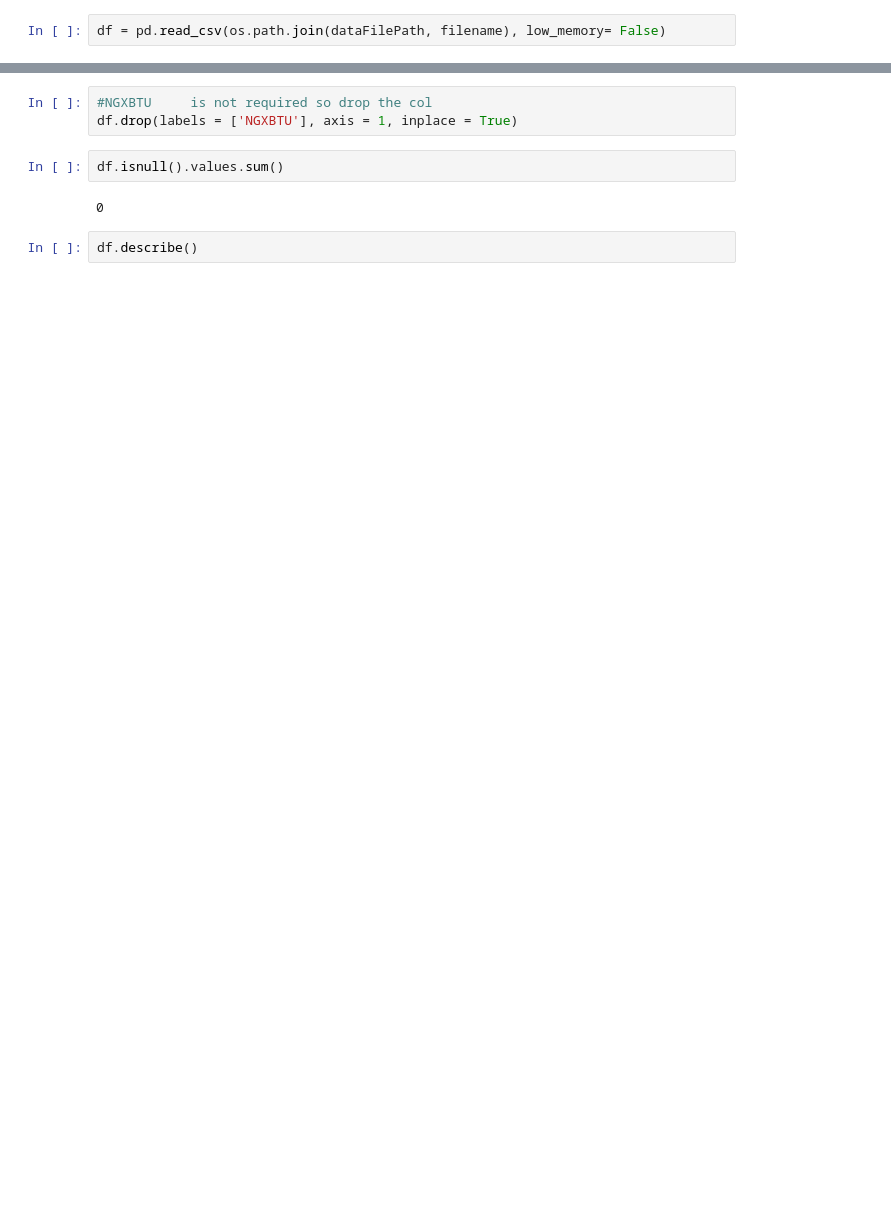
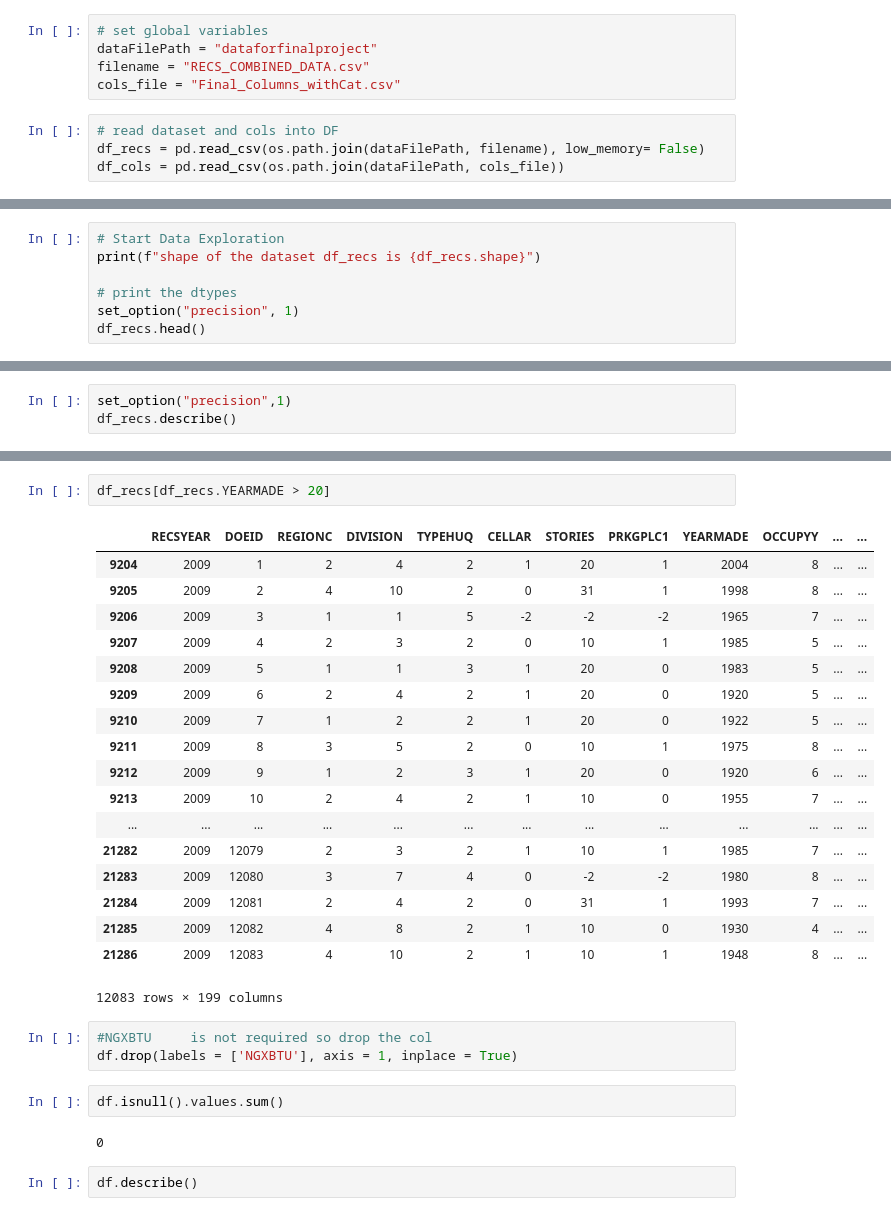
Before and after one commit to sigmanudude/ResidentialEnergyPrediction, a Jupyter notebook: Explore2015Data.ipynb, the cells around one changed output, grey strips where cells are left out. Drawn from its saved outputs; the diff is of its cells as text; blank space fills up the shorter version.

Commit message:
Changes to YEARMADE COLS in combined data

```diff
--- a/Explore2015Data.ipynb
+++ b/Explore2015Data.ipynb
@@ -11,2 +18,9 @@ filename = "recs2015_public_v4.csv"
+# %%
+# set global variables
+dataFilePath = "dataforfinalproject"
+filename = "RECS_COMBINED_DATA.csv"
+cols_file = "Final_Columns_withCat.csv"
 # %%
-df = pd.read_csv(os.path.join(dataFilePath, filename), low_memory= False)
+# read dataset and cols into DF
+df_recs = pd.read_csv(os.path.join(dataFilePath, filename), low_memory= False)
+df_cols = pd.read_csv(os.path.join(dataFilePath, cols_file))
@@ -26,0 +27,7 @@ dtype: bool
+# %%
+# Start Data Exploration
+print(f"shape of the dataset df_recs is {df_recs.shape}")
+
+# print the dtypes
+set_option("precision", 1)
+df_recs.head()
@@ -26,0 +43,3 @@ dtype: bool
+# %%
+set_option("precision",1)
+df_recs.describe()
@@ -27,3 +57,24 @@ dtype: bool
+# %%
+df_recs[df_recs.YEARMADE > 20]
+# %% [output]
+|  | RECSYEAR | DOEID | REGIONC | DIVISION | TYPEHUQ | CELLAR | STORIES | PRKGPLC1 | YEARMADE | OCCUPYY | ... | ... |
+| 9204 | 2009 | 1 | 2 | 4 | 2 | 1 | 20 | 1 | 2004 | 8 | ... | ... |
+| 9205 | 2009 | 2 | 4 | 10 | 2 | 0 | 31 | 1 | 1998 | 8 | ... | ... |
+| 9206 | 2009 | 3 | 1 | 1 | 5 | -2 | -2 | -2 | 1965 | 7 | ... | ... |
+| 9207 | 2009 | 4 | 2 | 3 | 2 | 0 | 10 | 1 | 1985 | 5 | ... | ... |
+| 9208 | 2009 | 5 | 1 | 1 | 3 | 1 | 20 | 0 | 1983 | 5 | ... | ... |
+| 9209 | 2009 | 6 | 2 | 4 | 2 | 1 | 20 | 0 | 1920 | 5 | ... | ... |
+| 9210 | 2009 | 7 | 1 | 2 | 2 | 1 | 20 | 0 | 1922 | 5 | ... | ... |
+| 9211 | 2009 | 8 | 3 | 5 | 2 | 0 | 10 | 1 | 1975 | 8 | ... | ... |
+| 9212 | 2009 | 9 | 1 | 2 | 3 | 1 | 20 | 0 | 1920 | 6 | ... | ... |
+| 9213 | 2009 | 10 | 2 | 4 | 2 | 1 | 10 | 0 | 1955 | 7 | ... | ... |
+| ... | ... | ... | ... | ... | ... | ... | ... | ... | ... | ... | ... | ... |
+| 21282 | 2009 | 12079 | 2 | 3 | 2 | 1 | 10 | 1 | 1985 | 7 | ... | ... |
+| 21283 | 2009 | 12080 | 3 | 7 | 4 | 0 | -2 | -2 | 1980 | 8 | ... | ... |
+| 21284 | 2009 | 12081 | 2 | 4 | 2 | 0 | 31 | 1 | 1993 | 7 | ... | ... |
+| 21285 | 2009 | 12082 | 4 | 8 | 2 | 1 | 10 | 0 | 1930 | 4 | ... | ... |
+| 21286 | 2009 | 12083 | 4 | 10 | 2 | 1 | 10 | 1 | 1948 | 8 | ... | ... |
+12083 rows × 199 columns
 # %%
 #NGXBTU     is not required so drop the col
 df.drop(labels = ['NGXBTU'], axis = 1, inplace = True)
```
Also changed, not shown: parts of 8 cells of this notebook, 2 other files.
